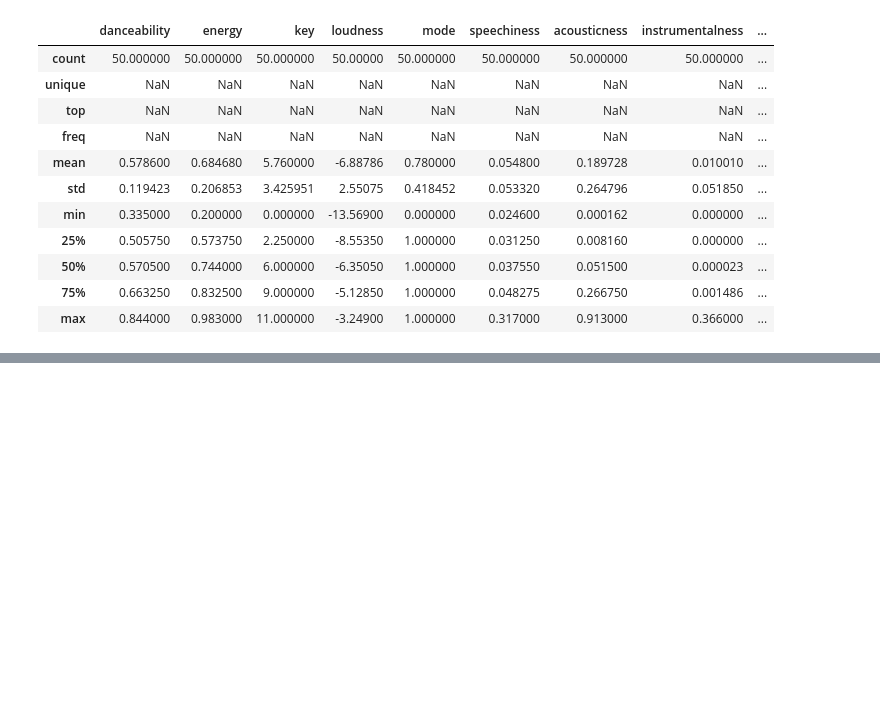
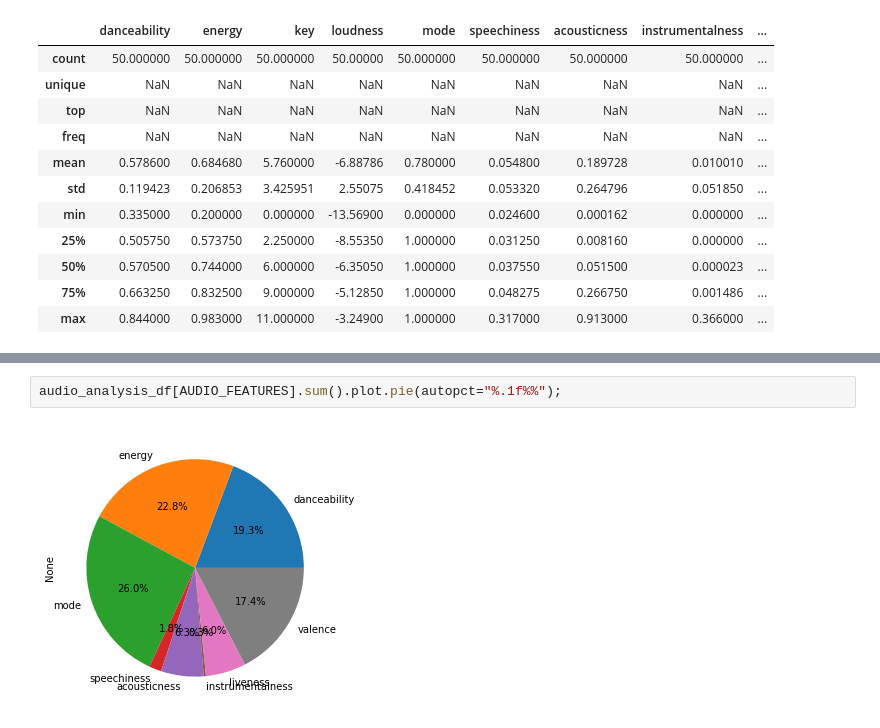
Before and after one commit to caitray13/moodify, a Jupyter notebook: EDA.ipynb, the cells around one changed output, grey strips where cells are left out. Saved outputs shown, nothing was run; the diff lists cells and outputs as text; blank space fills up the shorter version.

```diff
--- a/EDA.ipynb
+++ b/EDA.ipynb
@@ -130,0 +180,4 @@ audio_analysis_df[AUDIO_FEATURES].plot(kind='bar');
+# %%
+audio_analysis_df[AUDIO_FEATURES].sum().plot.pie(autopct="%.1f%%");
+# %% [output]
+[figure, added]
```
Also changed, not shown: parts of 8 cells of this notebook, 2 other files.
